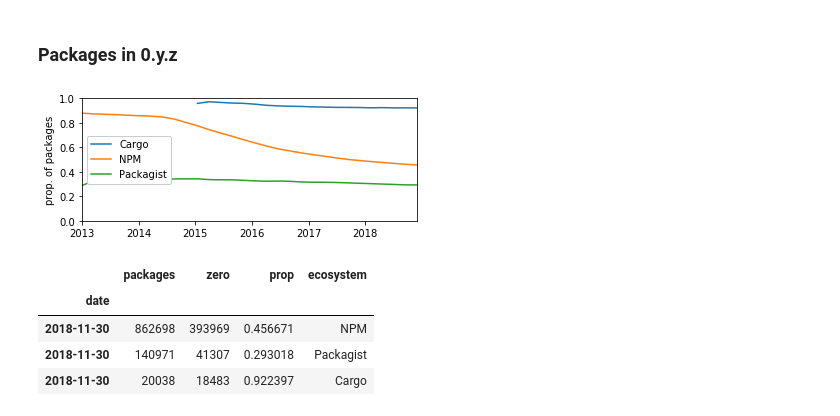
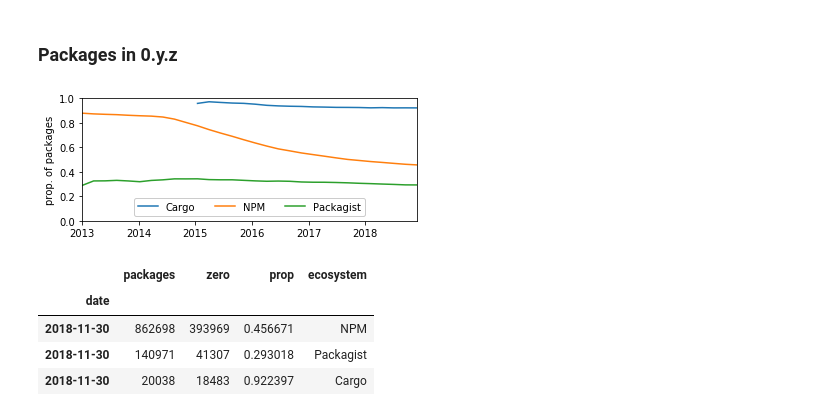
Before and after one commit to AlexandreDecan/secos-zero, a Jupyter notebook: notebooks/Magic zero.ipynb, the cells around one changed output. Drawn from its saved outputs; the diff is of its cells as text; code cells hidden in the pictures.

```diff
--- a/notebooks/Magic zero.ipynb
+++ b/notebooks/Magic zero.ipynb
@@ -105,36 +105,36 @@ for ecosystem in ECOSYSTEMS:
     data[ecosystem] = []
 
     _ = df_releases[ecosystem]
     for date in reversed(dates):
         _ = _[lambda d: d['date'] <= date]
 
         data[ecosystem].append((
             date,
             _.package.nunique(),
             len(_.drop_duplicates('package', keep='last')[lambda d: d['major'] == 0]),
         ))
 
     (
         pandas.DataFrame(data[ecosystem], columns=['date', 'packages', 'zero'])
         .set_index('date')
         .sort_index()
         .assign(**{ecosystem: lambda d: d['zero'] / d['packages']})
         [[ecosystem]]
         .plot(ax=ax, color=COLORS[ecosystem])
     )
 
 ax.set(
     xlabel='',
     xlim=DATE_RANGE,
     ylabel='prop. of packages',
-    ylim=(0, 1)
+    ylim=(0, 1),
 )
-ax.legend(loc='center left')
+ax.legend(loc='lower center', ncol=3)
 fig.autofmt_xdate(bottom=0.2, rotation=0, ha='center')
 
 savefig(fig, 'prevalence_packages')
 # %% [output]
-[figure, old version]
+[figure, new version]
 # %%
 _ = pandas.concat([
     pandas.DataFrame(data[ecosystem], columns=['date', 'packages', 'zero'])
```
Also changed, not shown: parts of 4 cells of this notebook.
